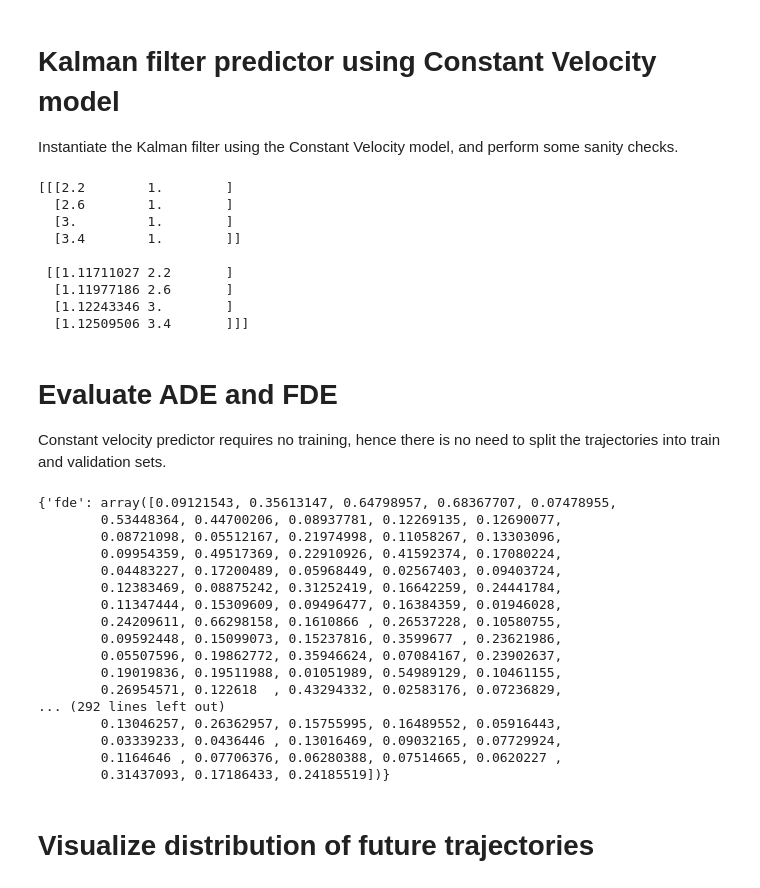
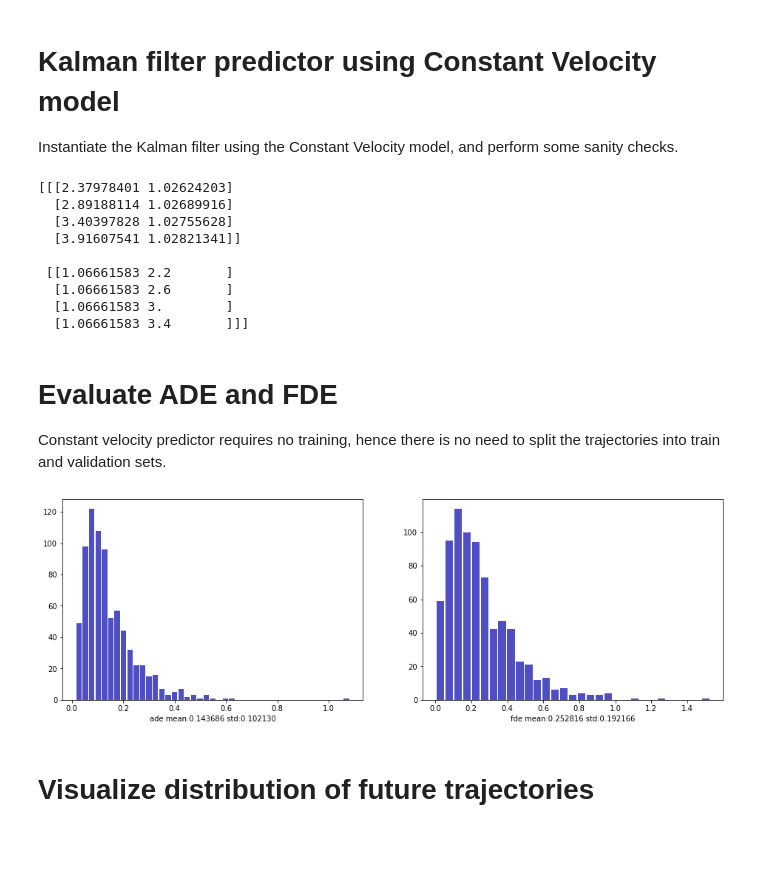
Before and after one commit to fengzileee/nus-cs5340, a Jupyter notebook: notebooks/constant-vel-kf.ipynb, the cells around one changed output. Cells and saved outputs as stored; diff of their text form; code cells hidden in the pictures; blank space fills up the shorter version.

```diff
--- a/notebooks/constant-vel-kf.ipynb
+++ b/notebooks/constant-vel-kf.ipynb
@@ -58,51 +43,35 @@ from uncertainty_motion_prediction.predictor import ConstantVelocityKFPredictor
 # %%
 pred = ConstantVelocityKFPredictor(N_future=4, dt=0.4)
 test_traj1 = [[1, 1, 1, 0],
-              [1.4, 1, 1, 0],
-              [1.8, 1, 1, 0]]
+              [1.4, 1, 1.1, 0.1],
+              [1.8, 1, 1.3, 0]]
 test_traj2 = [[1.1, 1, 0, 1],
               [0.9, 1.4, 0, 1],
               [1.2, 1.8, 0, 1]] # inject some noise into the x-position
 predicted_traj = pred.predict_batch(np.array([test_traj1, test_traj2]))
 print(predicted_traj[:, :, 0:2])
 # %% [output]
-[[[2.2        1.        ]
-  [2.6        1.        ]
-  [3.         1.        ]
-  [3.4        1.        ]]
+[[[2.37978401 1.02624203]
+  [2.89188114 1.02689916]
+  [3.40397828 1.02755628]
+  [3.91607541 1.02821341]]
 
- [[1.11711027 2.2       ]
-  [1.11977186 2.6       ]
-  [1.12243346 3.        ]
-  [1.12509506 3.4       ]]]
+ [[1.06661583 2.2       ]
+  [1.06661583 2.6       ]
+  [1.06661583 3.        ]
+  [1.06661583 3.4       ]]]
 # %% [markdown]
 # Evaluate ADE and FDE
 
 Constant velocity predictor requires no training, hence there is no need to split the trajectories into train and validation sets.
-# %%
-Q = np.eye(4) * 0.05
-R = np.eye(4) * 0.05
-pred = ConstantVelocityKFPredictor(N_future=4, dt=0.4, Q=Q, R=R)
-evaluator = DistanceErrorEvaluator(N_future=4)
-evaluator.evaluate(pred, trajlets)
-# %% [output]
-{'fde': array([0.09121543, 0.35613147, 0.64798957, 0.68367707, 0.07478955,
-        0.53448364, 0.44700206, 0.08937781, 0.12269135, 0.12690077,
-        0.08721098, 0.05512167, 0.21974998, 0.11058267, 0.13303096,
-        0.09954359, 0.49517369, 0.22910926, 0.41592374, 0.17080224,
-        0.04483227, 0.17200489, 0.05968449, 0.02567403, 0.09403724,
-        0.12383469, 0.08875242, 0.31252419, 0.16642259, 0.24441784,
-        0.11347444, 0.15309609, 0.09496477, 0.16384359, 0.01946028,
-        0.24209611, 0.66298158, 0.1610866 , 0.26537228, 0.10580755,
-        0.09592448, 0.15099073, 0.15237816, 0.3599677 , 0.23621986,
-        0.05507596, 0.19862772, 0.35946624, 0.07084167, 0.23902637,
-        0.19019836, 0.19511988, 0.01051989, 0.54989129, 0.10461155,
-        0.26954571, 0.122618  , 0.43294332, 0.02583176, 0.07236829,
-... (292 lines left out)
-        0.13046257, 0.26362957, 0.15755995, 0.16489552, 0.05916443,
-        0.03339233, 0.0436446 , 0.13016469, 0.09032165, 0.07729924,
-        0.1164646 , 0.07706376, 0.06280388, 0.07514665, 0.0620227 ,
-        0.31437093, 0.17186433, 0.24185519])}
+# %%
+pred = ConstantVelocityKFPredictor(N_future=4,dt=0.4)
+evaluator = DistanceErrorEvaluator(N_future=4)
+evaluator.evaluate(pred, trajlets)
+evaluator.hist()
+res_state = evaluator.statistic()
+# %% [output]
+[figure, added]
 # %% [markdown]
 # Visualize distribution of future trajectories
 # %%
```
Also changed, not shown: parts of 13 cells of this notebook, 4 other files.
